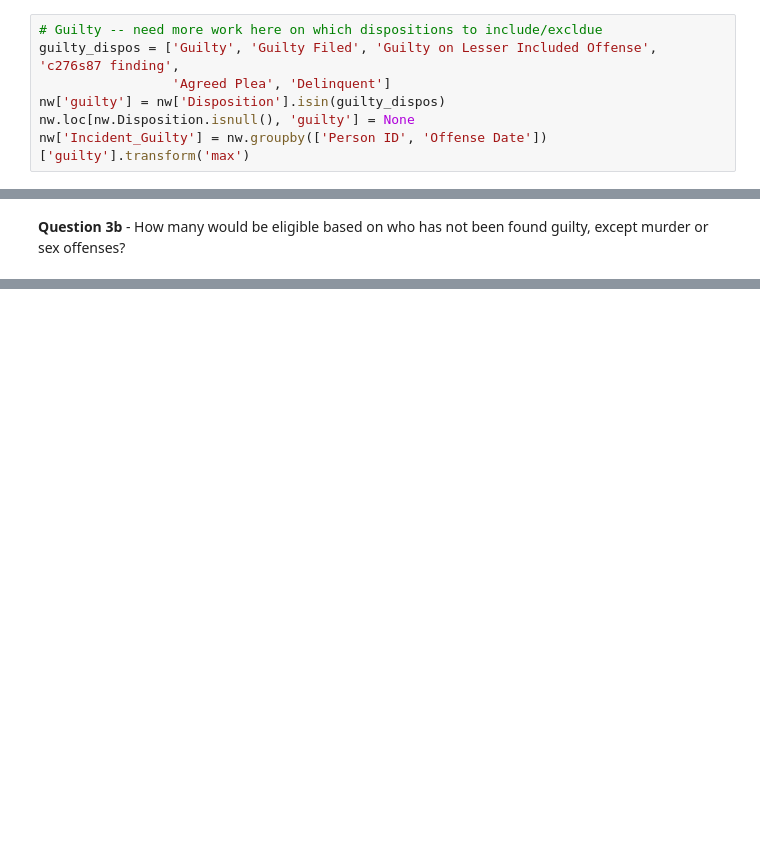
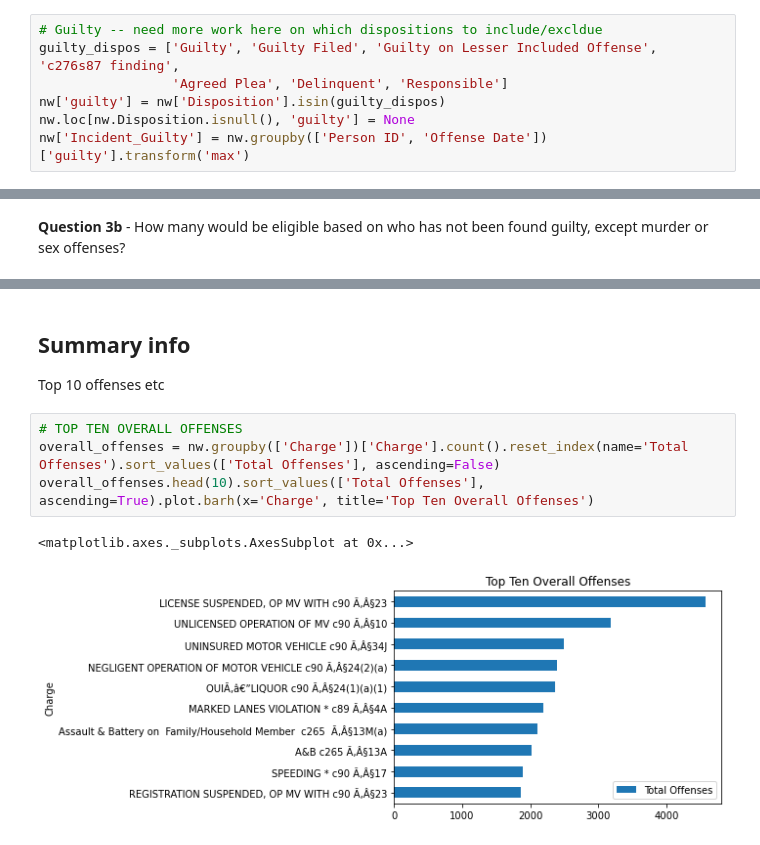
Before and after one commit to codeforboston/clean-slate-data, a Jupyter notebook: analyses/notebooks/How many expungable.ipynb, the cells around one changed output, grey strips where cells are left out. Drawn from its saved outputs; the diff is of its cells as text; blank space fills up the shorter version.

```diff
--- a/analyses/notebooks/How many expungable.ipynb
+++ b/analyses/notebooks/How many expungable.ipynb
@@ -432,7 +449,7 @@ Need more work on this -- there are many dispositions that are null, and many ot
 # %%
 # Guilty -- need more work here on which dispositions to include/excldue
 guilty_dispos = ['Guilty', 'Guilty Filed', 'Guilty on Lesser Included Offense', 'c276s87 finding',
-                 'Agreed Plea', 'Delinquent']
+                 'Agreed Plea', 'Delinquent', 'Responsible']
 nw['guilty'] = nw['Disposition'].isin(guilty_dispos)
 nw.loc[nw.Disposition.isnull(), 'guilty'] = None
 nw['Incident_Guilty'] = nw.groupby(['Person ID', 'Offense Date'])['guilty'].transform('max')
@@ -656 +561,11 @@ There are 1207 people with charges eligible for expungement in the NW district o
 25 occured more than 7 years before 2020-09-01
+# %% [markdown]
+## Summary info
+Top 10 offenses etc
+# %%
+# TOP TEN OVERALL OFFENSES
+overall_offenses = nw.groupby(['Charge'])['Charge'].count().reset_index(name='Total Offenses').sort_values(['Total Offenses'], ascending=False)
+overall_offenses.head(10).sort_values(['Total Offenses'], ascending=True).plot.barh(x='Charge', title='Top Ten Overall Offenses')
+# %% [output]
+<matplotlib.axes._subplots.AxesSubplot at 0x...>
+[figure, added]
```
Also changed, not shown: parts of 25 cells of this notebook.
